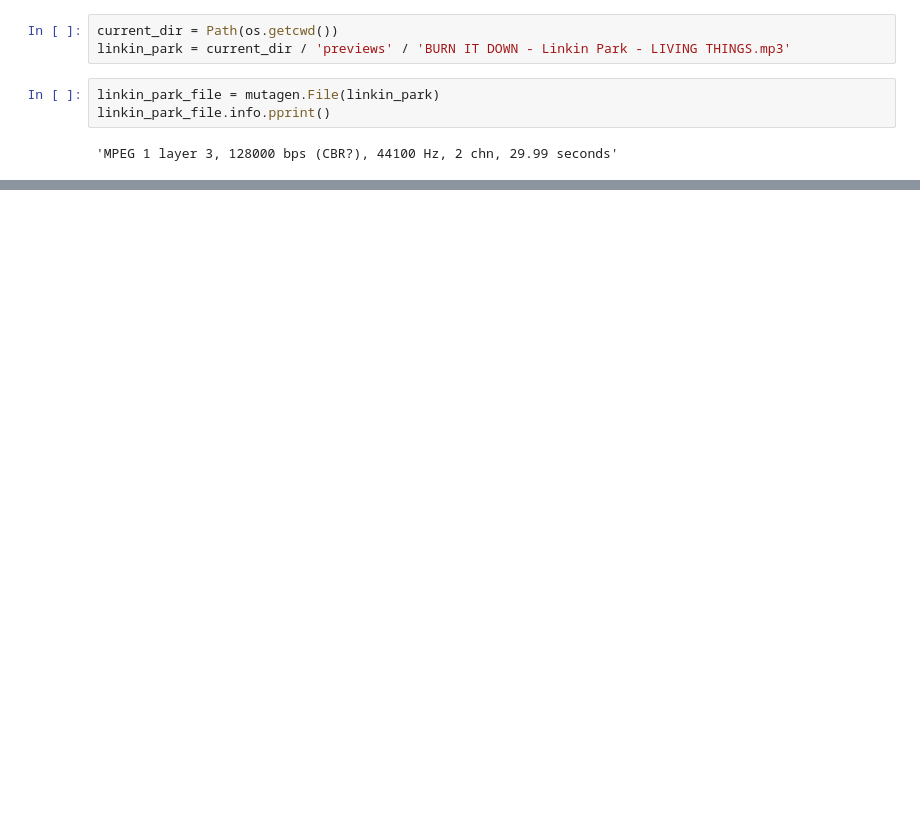
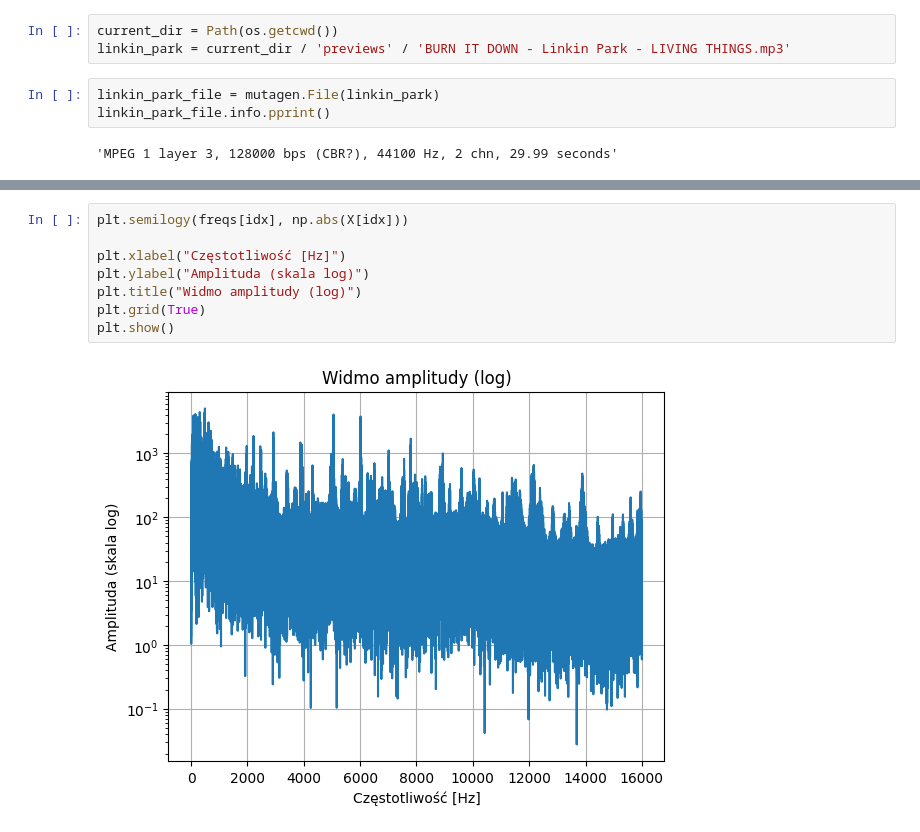
Before and after one commit to grzesiiok/neural_network_spotipy, a Jupyter notebook: some_visualisations.ipynb, the cells around one changed output, grey strips where cells are left out. Saved outputs shown, nothing was run; the diff lists cells and outputs as text; blank space fills up the shorter version.

```diff
--- a/some_visualisations.ipynb
+++ b/some_visualisations.ipynb
@@ -182,0 +224,10 @@ KeyboardInterrupt:
+# %%
+plt.semilogy(freqs[idx], np.abs(X[idx]))
+
+plt.xlabel("Częstotliwość [Hz]")
+plt.ylabel("Amplituda (skala log)")
+plt.title("Widmo amplitudy (log)")
+plt.grid(True)
+plt.show()
+# %% [output]
+[figure, added]
```
Also changed, not shown: parts of 11 cells of this notebook, 2 other files.
